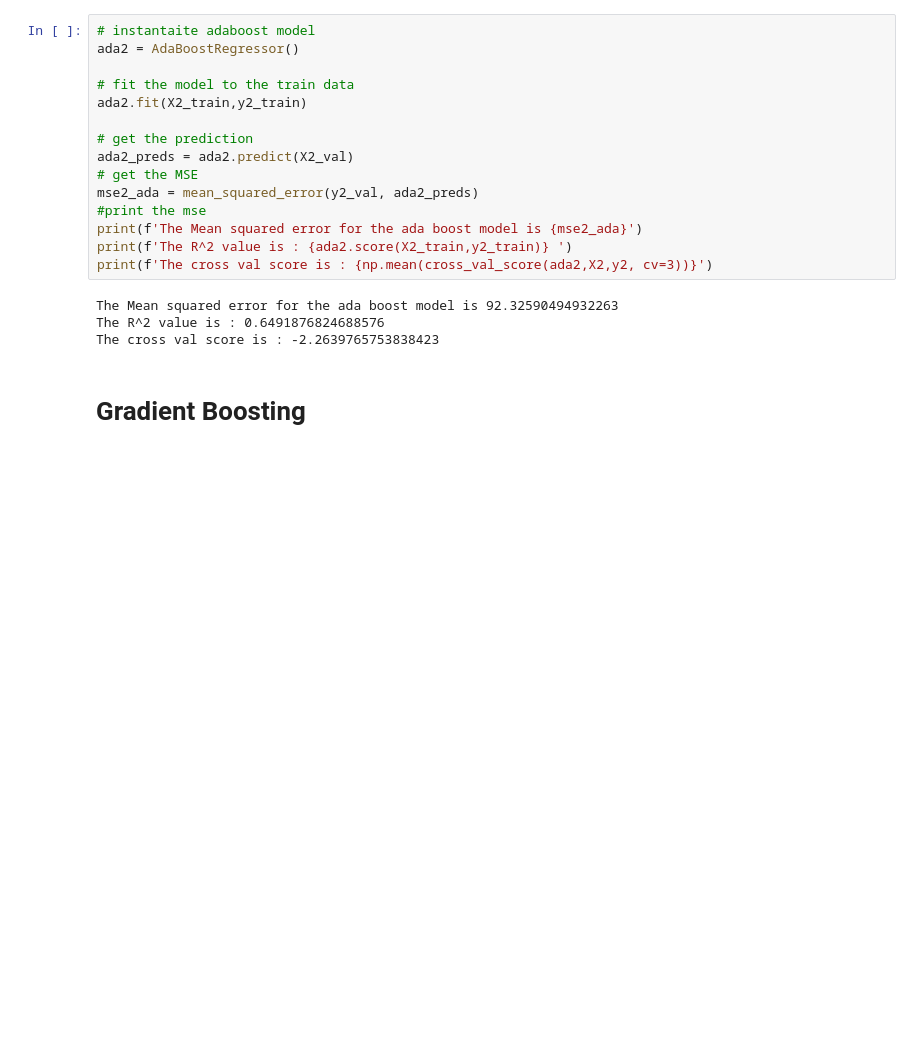
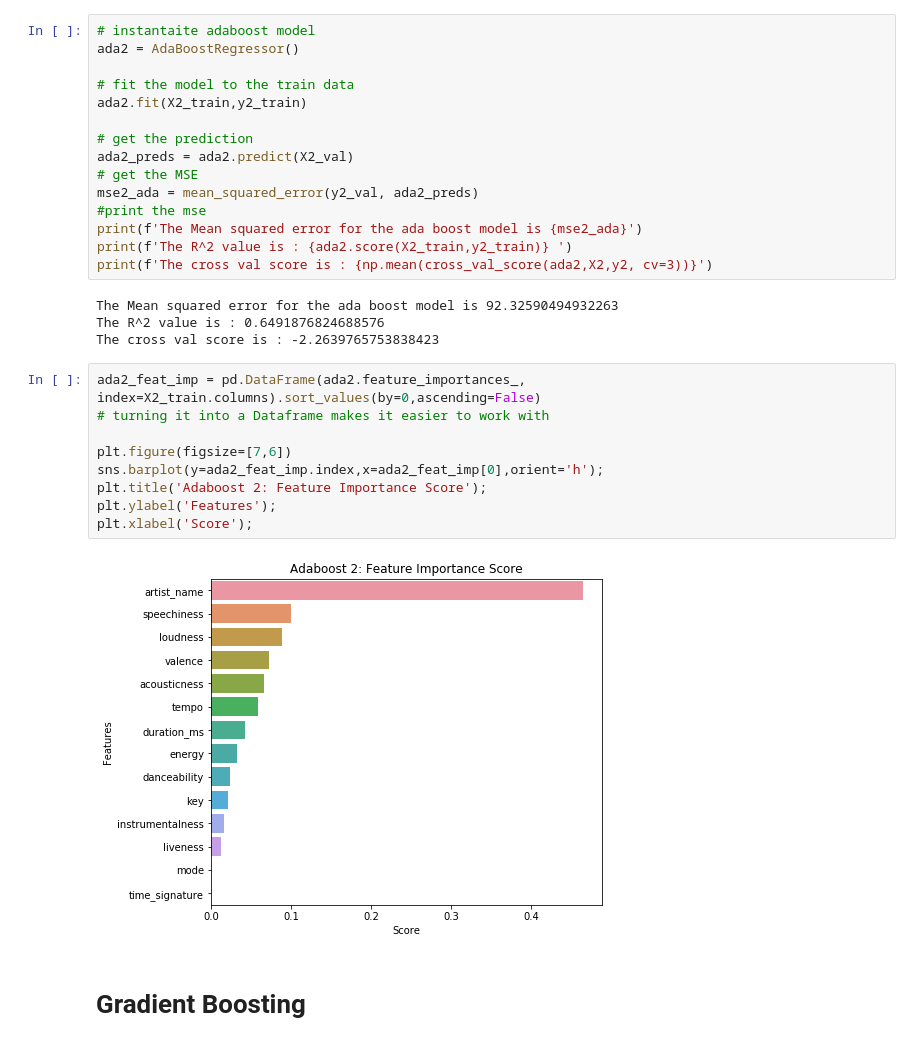
Before and after one commit to ipatel467/Spotify-Project, a Jupyter notebook: Spotify.ipynb, the cells around one changed output. Cells and saved outputs as stored; diff of their text form; blank space fills up the shorter version.

```diff
--- a/Spotify.ipynb
+++ b/Spotify.ipynb
@@ -644,6 +666,17 @@ print(f'The cross val score is : {np.mean(cross_val_score(ada2,X2,y2, cv=3))}')
 The Mean squared error for the ada boost model is 92.32590494932263
 The R^2 value is : 0.6491876824688576
 The cross val score is : -2.2639765753838423
+# %%
+ada2_feat_imp = pd.DataFrame(ada2.feature_importances_, index=X2_train.columns).sort_values(by=0,ascending=False)
+# turning it into a Dataframe makes it easier to work with
+
+plt.figure(figsize=[7,6])
+sns.barplot(y=ada2_feat_imp.index,x=ada2_feat_imp[0],orient='h');
+plt.title('Adaboost 2: Feature Importance Score');
+plt.ylabel('Features');
+plt.xlabel('Score');
+# %% [output]
+[figure, added]
 # %% [markdown]
 # Gradient Boosting
 # %%
```
Also changed, not shown: parts of 5 cells of this notebook.
